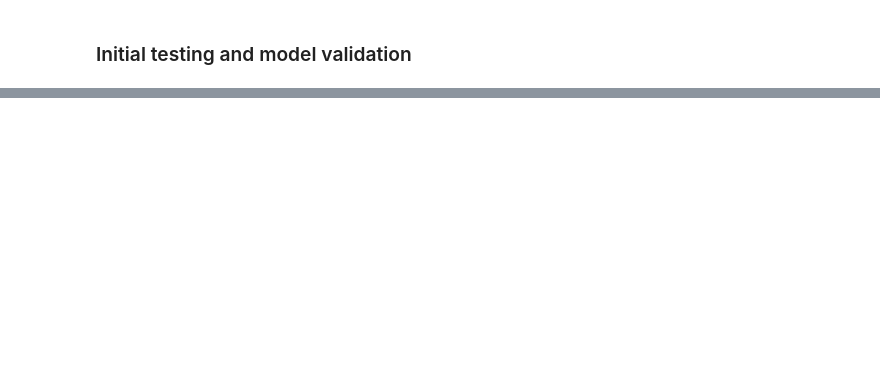
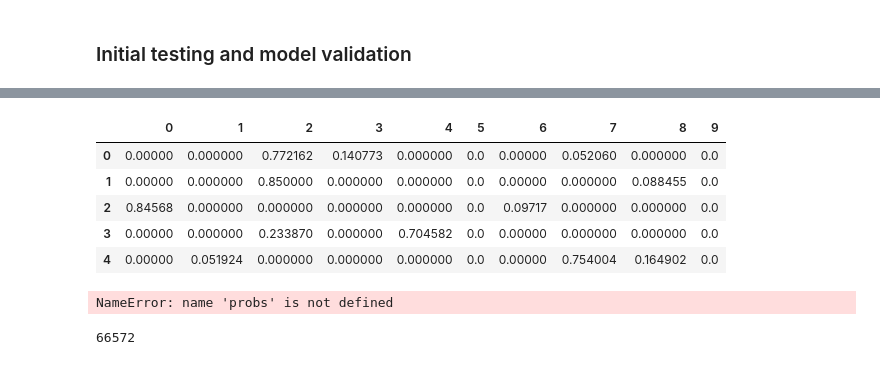
Before and after one commit to Pspanky/CS69-Final, a Jupyter notebook: Data Cleaning.ipynb, the cells around one changed output, grey strips where cells are left out. Cells and saved outputs as stored; diff of their text form; code cells hidden in the pictures; blank space fills up the shorter version.

```diff
--- a/Data Cleaning.ipynb
+++ b/Data Cleaning.ipynb
@@ -293,0 +795,5 @@ X_train, X_test, y_train, y_test = train_test_split(X, y, test_size=0.25, random
+# %%
+X = author_topics
+y = author_df['politic'].map(mapping)
+# %%
+X_train, X_test, y_train, y_test = train_test_split(X, y, test_size=0.20, random_state=42)
@@ -293,0 +837,23 @@ X_train, X_test, y_train, y_test = train_test_split(X, y, test_size=0.25, random
+# %%
+def get_probs(X, y):
+
+    X_train, X_test, y_train, y_test = train_test_split(X, y, test_size=0.20, random_state=42)
+
+    model= LogisticRegression()
+
+    model.fit(X_train,y_train)
+
+    probs = model.predict_proba(X_test)
+
+    return probs
+# %% [output]
+|  | 0 | 1 | 2 | 3 | 4 | 5 | 6 | 7 | 8 | 9 |
+| 0 | 0.00000 | 0.000000 | 0.772162 | 0.140773 | 0.000000 | 0.0 | 0.00000 | 0.052060 | 0.000000 | 0.0 |
+| 1 | 0.00000 | 0.000000 | 0.850000 | 0.000000 | 0.000000 | 0.0 | 0.00000 | 0.000000 | 0.088455 | 0.0 |
+| 2 | 0.84568 | 0.000000 | 0.000000 | 0.000000 | 0.000000 | 0.0 | 0.09717 | 0.000000 | 0.000000 | 0.0 |
+| 3 | 0.00000 | 0.000000 | 0.233870 | 0.000000 | 0.704582 | 0.0 | 0.00000 | 0.000000 | 0.000000 | 0.0 |
+| 4 | 0.00000 | 0.051924 | 0.000000 | 0.000000 | 0.000000 | 0.0 | 0.00000 | 0.754004 | 0.164902 | 0.0 |
+# %%
+probs = get_probs(author_topicsd,
+# %% [output]
+NameError: name 'probs' is not defined
@@ -293,0 +869,4 @@ X_train, X_test, y_train, y_test = train_test_split(X, y, test_size=0.25, random
+# %%
+len(sentiments)
+# %% [output]
+66572
```
Also changed, not shown: parts of 124 cells of this notebook, 2 other files.
